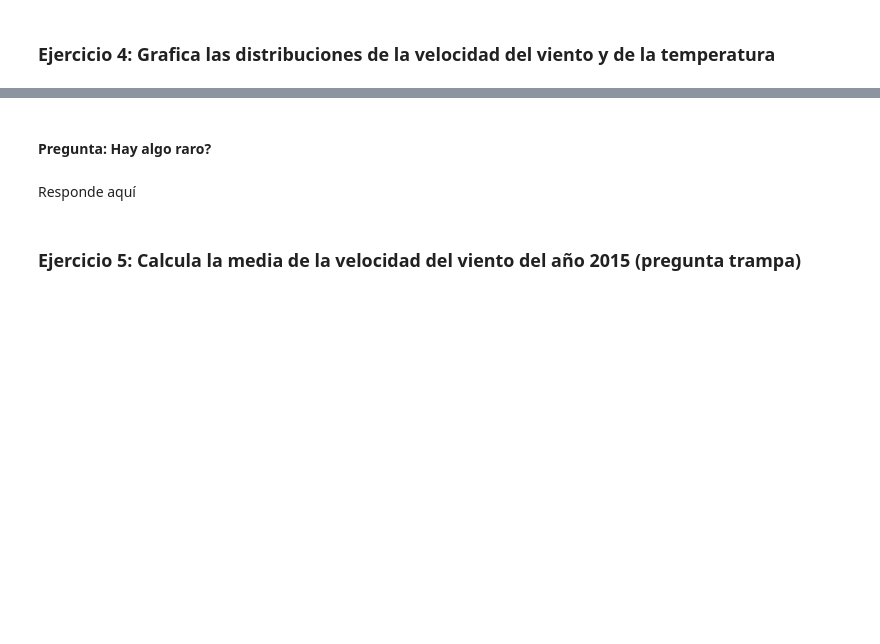
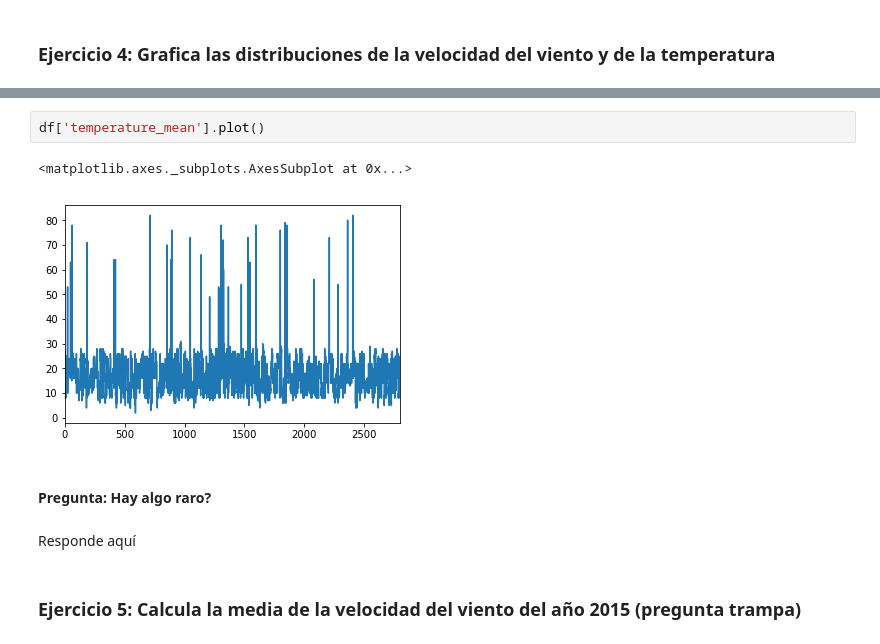
Before and after one commit to vianmarin/MADM-2017, a Jupyter notebook: 1-Introducción/7-Introducción a Pandas/8 - Pandas Series Temporales.ipynb, the cells around one changed output, grey strips where cells are left out. Saved outputs shown, nothing was run; the diff lists cells and outputs as text; blank space fills up the shorter version.

```diff
--- a/1-Introducción/7-Introducción a Pandas/8 - Pandas Series Temporales.ipynb
+++ b/1-Introducción/7-Introducción a Pandas/8 - Pandas Series Temporales.ipynb
@@ -23,3 +76,8 @@ Documentación: <a target="_blank" href="https://pandas.pydata.org/pandas-docs/s
+# %%
+df['temperature_mean'].plot()
+# %% [output]
+<matplotlib.axes._subplots.AxesSubplot at 0x...>
+[figure, added]
 # %% [markdown]
 #### Pregunta: Hay algo raro?
 # %% [markdown]
```
Also changed, not shown: parts of 21 cells of this notebook, 15 other files.
